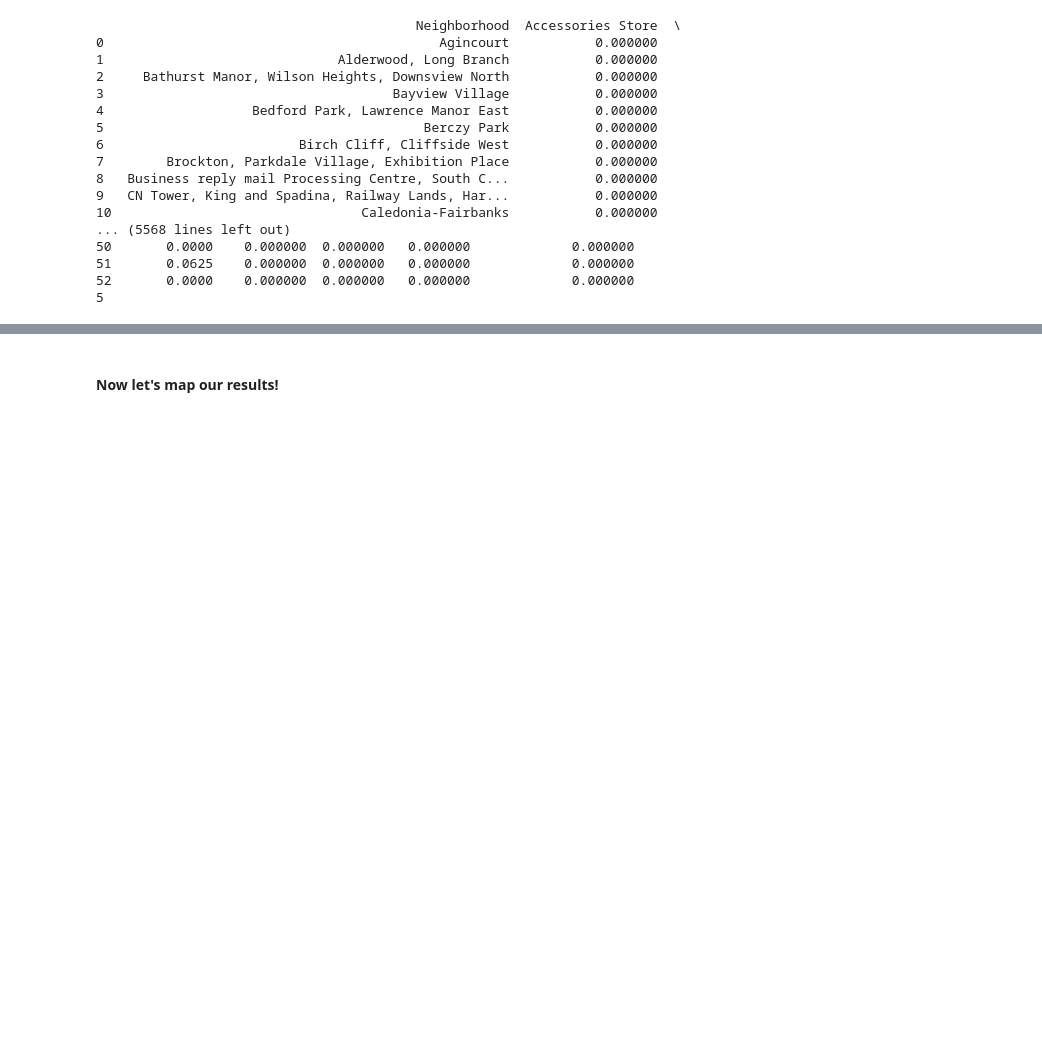
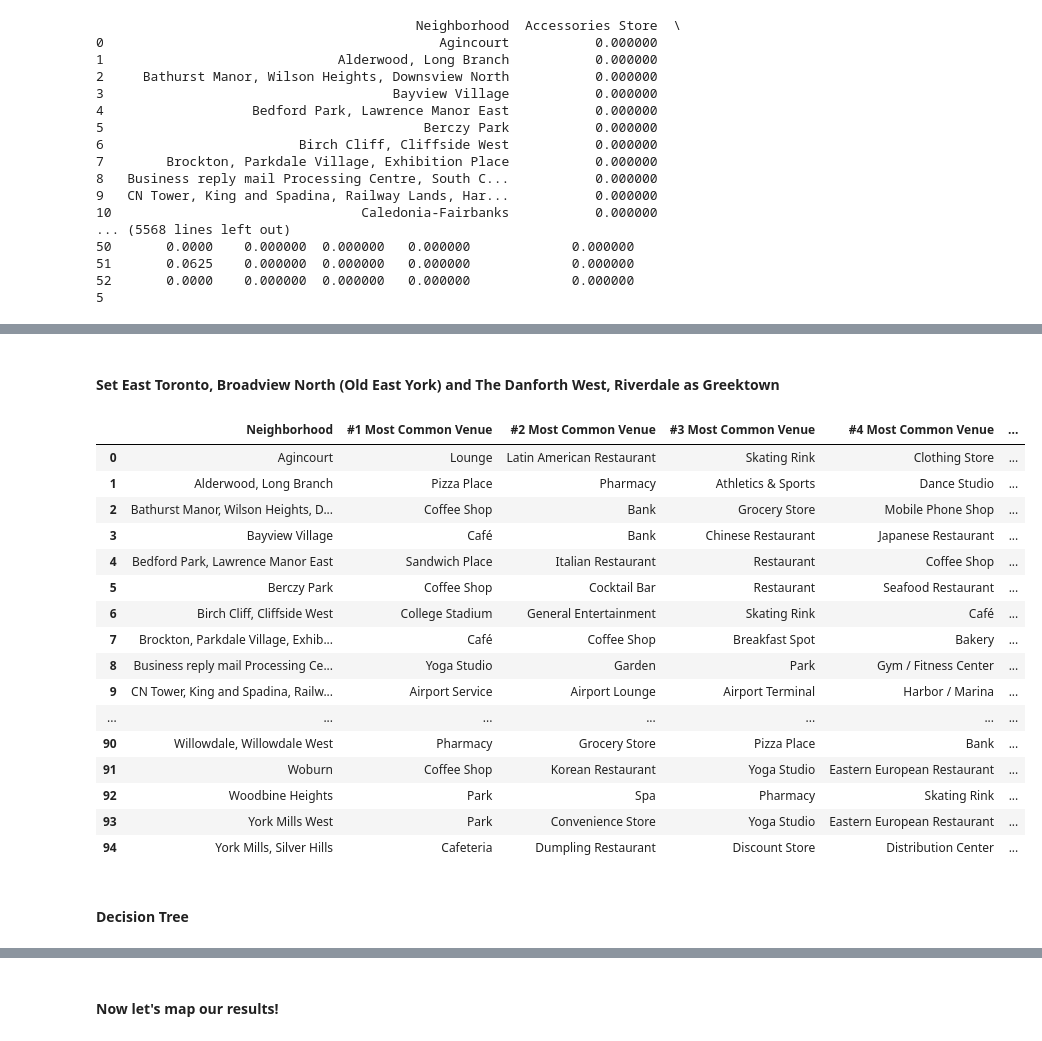
Before and after one commit to mding-gyb/Coursera_Capstone, a Jupyter notebook: Data Science Capstone.ipynb, the cells around one changed output, grey strips where cells are left out. Saved outputs shown, nothing was run; the diff lists cells and outputs as text; code cells hidden in the pictures; blank space fills up the shorter version.

```diff
--- a/Data Science Capstone.ipynb
+++ b/Data Science Capstone.ipynb
@@ -354,0 +312,28 @@ toronto_merged # merged our classifications with prior table
+# %% [markdown]
+####  Set East Toronto, Broadview North (Old East York) and The Danforth West, Riverdale as Greektown
+# %%
+isGreektown = [0]*95
+isGreektown[26] = 1
+isGreektown[80] = 1
+neighbourhoods_venues_sorted['Greektown'] = isGreektown
+neighbourhoods_venues_sorted
+# %% [output]
+|  | Neighborhood | #1 Most Common Venue | #2 Most Common Venue | #3 Most Common Venue | #4 Most Common Venue | ... |
+| 0 | Agincourt | Lounge | Latin American Restaurant | Skating Rink | Clothing Store | ... |
+| 1 | Alderwood, Long Branch | Pizza Place | Pharmacy | Athletics & Sports | Dance Studio | ... |
+| 2 | Bathurst Manor, Wilson Heights, D... | Coffee Shop | Bank | Grocery Store | Mobile Phone Shop | ... |
+| 3 | Bayview Village | Café | Bank | Chinese Restaurant | Japanese Restaurant | ... |
+| 4 | Bedford Park, Lawrence Manor East | Sandwich Place | Italian Restaurant | Restaurant | Coffee Shop | ... |
+| 5 | Berczy Park | Coffee Shop | Cocktail Bar | Restaurant | Seafood Restaurant | ... |
+| 6 | Birch Cliff, Cliffside West | College Stadium | General Entertainment | Skating Rink | Café | ... |
+| 7 | Brockton, Parkdale Village, Exhib... | Café | Coffee Shop | Breakfast Spot | Bakery | ... |
+| 8 | Business reply mail Processing Ce... | Yoga Studio | Garden | Park | Gym / Fitness Center | ... |
+| 9 | CN Tower, King and Spadina, Railw... | Airport Service | Airport Lounge | Airport Terminal | Harbor / Marina | ... |
+| ... | ... | ... | ... | ... | ... | ... |
+| 90 | Willowdale, Willowdale West | Pharmacy | Grocery Store | Pizza Place | Bank | ... |
+| 91 | Woburn | Coffee Shop | Korean Restaurant | Yoga Studio | Eastern European Restaurant | ... |
+| 92 | Woodbine Heights | Park | Spa | Pharmacy | Skating Rink | ... |
+| 93 | York Mills West | Park | Convenience Store | Yoga Studio | Eastern European Restaurant | ... |
+| 94 | York Mills, Silver Hills | Cafeteria | Dumpling Restaurant | Discount Store | Distribution Center | ... |
+# %% [markdown]
+#### Decision Tree
```
Also changed, not shown: parts of 19 cells of this notebook, 3 other files.
